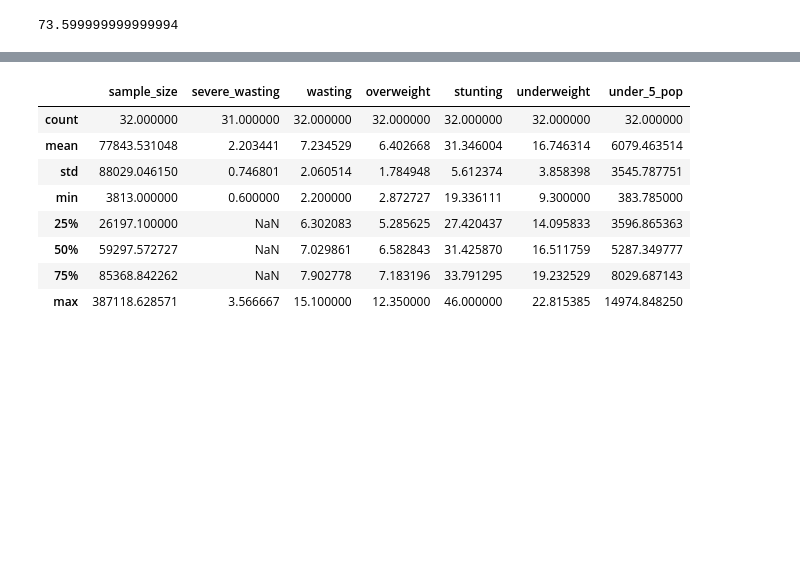
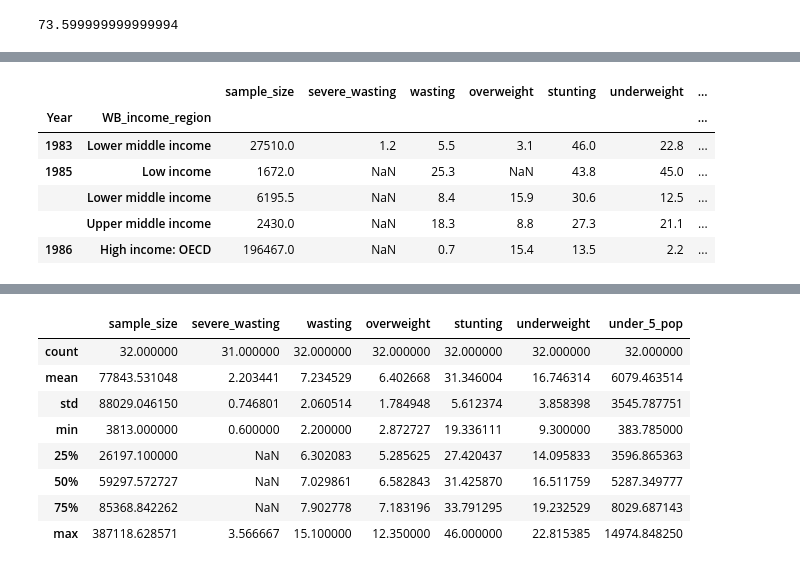
Before and after one commit to Apeder/Global_Stunting_Visualization, a Jupyter notebook: Data/Raw_Data_Cleaning/Data_Acquisition_Cleaning.ipynb, the cells around one changed output, grey strips where cells are left out. Cells and saved outputs as stored; diff of their text form; code cells hidden in the pictures; blank space fills up the shorter version.

```diff
--- a/Data/Raw_Data_Cleaning/Data_Acquisition_Cleaning.ipynb
+++ b/Data/Raw_Data_Cleaning/Data_Acquisition_Cleaning.ipynb
@@ -89,0 +70,10 @@ malnutrition_data_raw.groupby(['ISO_country', 'Year']).head()
+# %%
+mean_regional_stunting.head()
+# %% [output]
+|  |  | sample_size | severe_wasting | wasting | overweight | stunting | underweight | ... |
+| Year | WB_income_region |  |  |  |  |  |  | ... |
+| 1983 | Lower middle income | 27510.0 | 1.2 | 5.5 | 3.1 | 46.0 | 22.8 | ... |
+| 1985 | Low income | 1672.0 | NaN | 25.3 | NaN | 43.8 | 45.0 | ... |
+|  | Lower middle income | 6195.5 | NaN | 8.4 | 15.9 | 30.6 | 12.5 | ... |
+|  | Upper middle income | 2430.0 | NaN | 18.3 | 8.8 | 27.3 | 21.1 | ... |
+| 1986 | High income: OECD | 196467.0 | NaN | 0.7 | 15.4 | 13.5 | 2.2 | ... |
```
Also changed, not shown: parts of 12 cells of this notebook.
